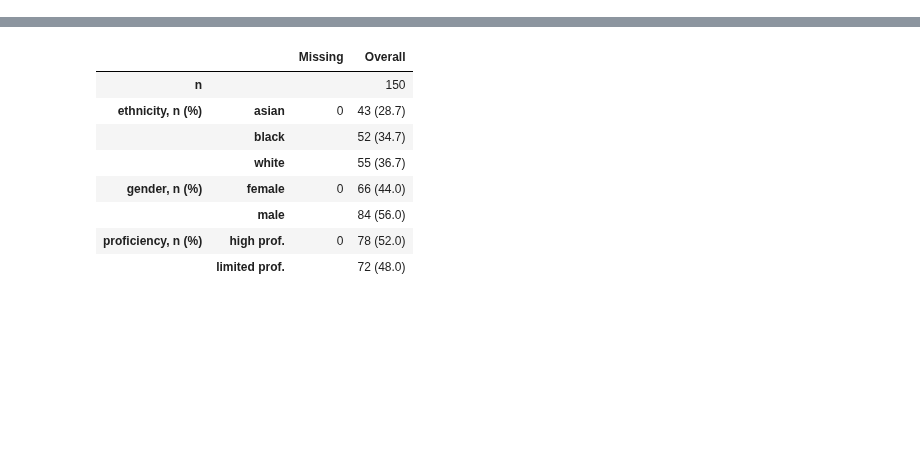
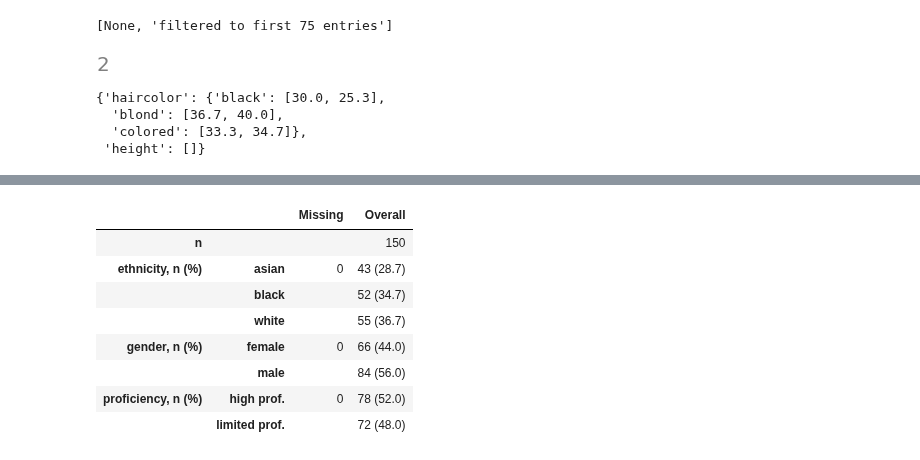
Before and after one commit to theislab/ehrapy, a Jupyter notebook: try_flowchart.ipynb, the cells around one changed output, grey strips where cells are left out. Saved outputs shown, nothing was run; the diff lists cells and outputs as text; code cells hidden in the pictures; blank space fills up the shorter version.

```diff
--- a/try_flowchart.ipynb
+++ b/try_flowchart.ipynb
@@ -24,0 +60,3 @@ random_dataset.head()
+# %%
+adata = sc.AnnData(X=rng.normal(size=(150, 100)), obs=random_dataset)
+adata.obs
@@ -24,0 +83,9 @@ random_dataset.head()
+# %%
+pl = ep.tl.PopulationTracker(adata)
+pl(adata)
+adata = adata[:75]
+pl(adata, label="filtered", operations_done="filtered to first 75 entries")
+# %%
+pl._tracked_operations
+# %% [output]
+[None, 'filtered to first 75 entries']
@@ -24,0 +94,11 @@ random_dataset.head()
+# %%
+pl.tracked_steps
+# %% [output]
+[figure, added]
+# %%
+pl.track
+# %% [output]
+{'haircolor': {'black': [30.0, 25.3],
+  'blond': [36.7, 40.0],
+  'colored': [33.3, 34.7]},
+ 'height': []}
```
Also changed, not shown: parts of 46 cells of this notebook, 4 other files.
